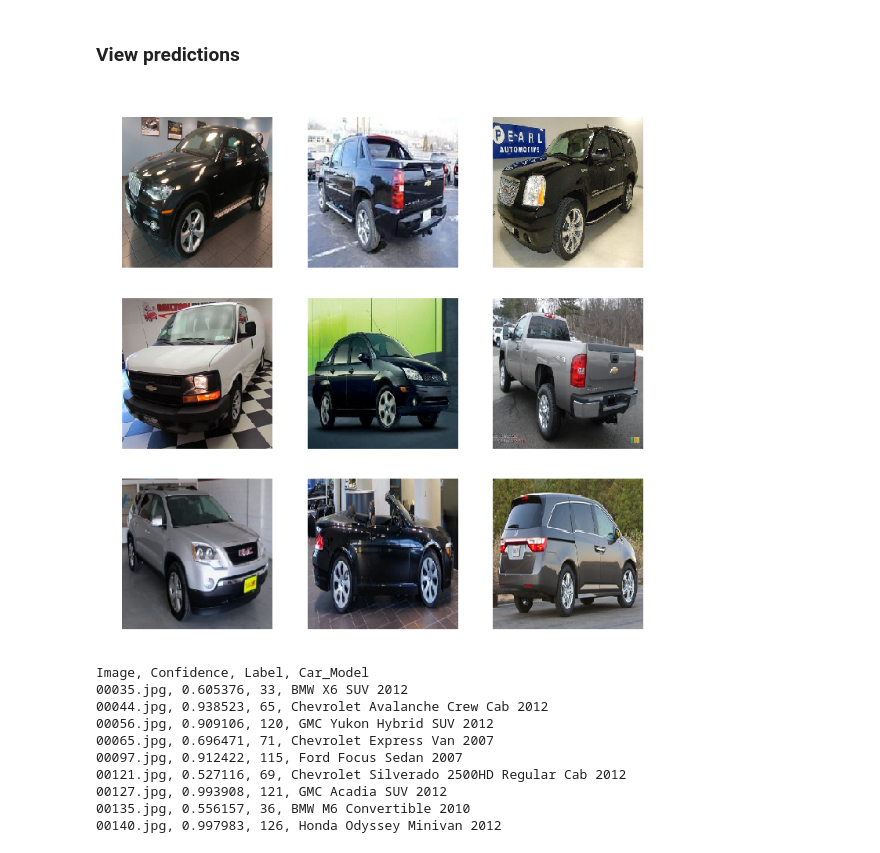
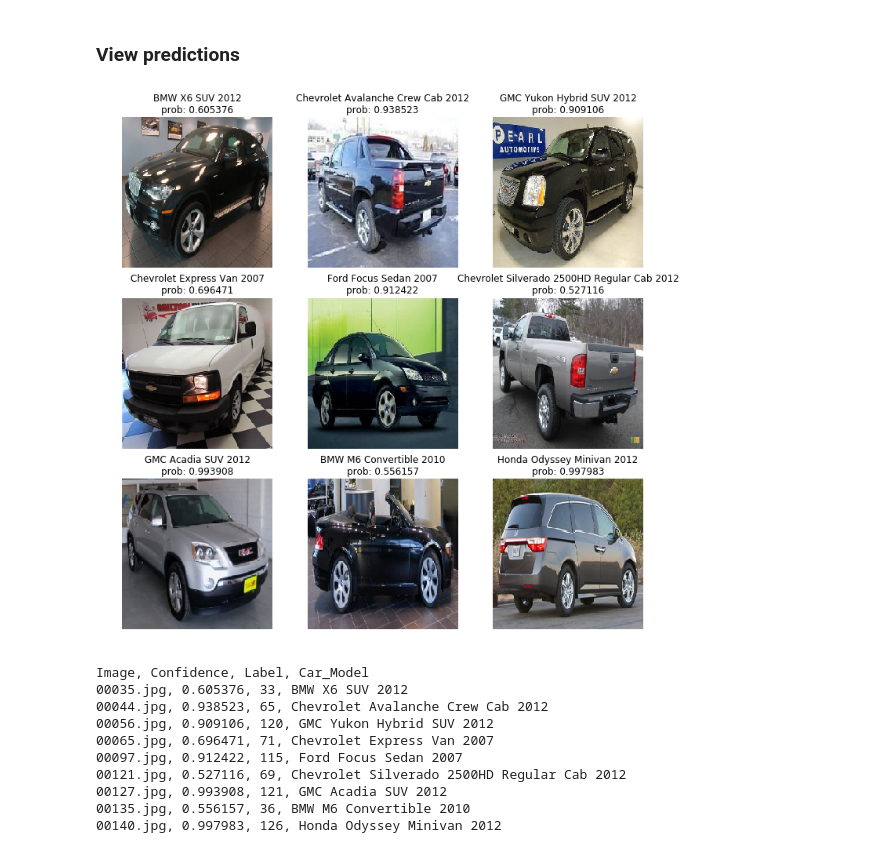
Before and after one commit to nithiroj/car-recognition, a Jupyter notebook: demo.ipynb, the cells around one changed output. Drawn from its saved outputs; the diff is of its cells as text; code cells hidden in the pictures.

Commit message:
change font color

```diff
--- a/demo.ipynb
+++ b/demo.ipynb
@@ -83,25 +83,25 @@ preds = batch_predict(img_folder, model_dir, model_file)
 # %%
 from PIL import Image
 
 def show_predictions(preds, classes):
 
   plt.figure(figsize=(12,12))
 
   for i, fname in enumerate(sorted(preds)):
     label = preds[fname][0]
     model = classes[label]
     prob = preds[fname][1]
     title = '{}\nprob: {:2f}'.format(model, prob)
     img = Image.open(str(img_folder/fname))
     img = img.resize((224,224))
     ax = plt.subplot(3,3,i+1,)
     ax.imshow(img)
     ax.set_axis_off()
-    ax.set_title(title, color='w')
+    ax.set_title(title)
 
 show_predictions(preds, classes)
 # %% [output]
-[figure, old version]
+[figure, new version]
 # %%
 def predictions(preds, classes):
   print('Image, Confidence, Label, Car_Model')
```
